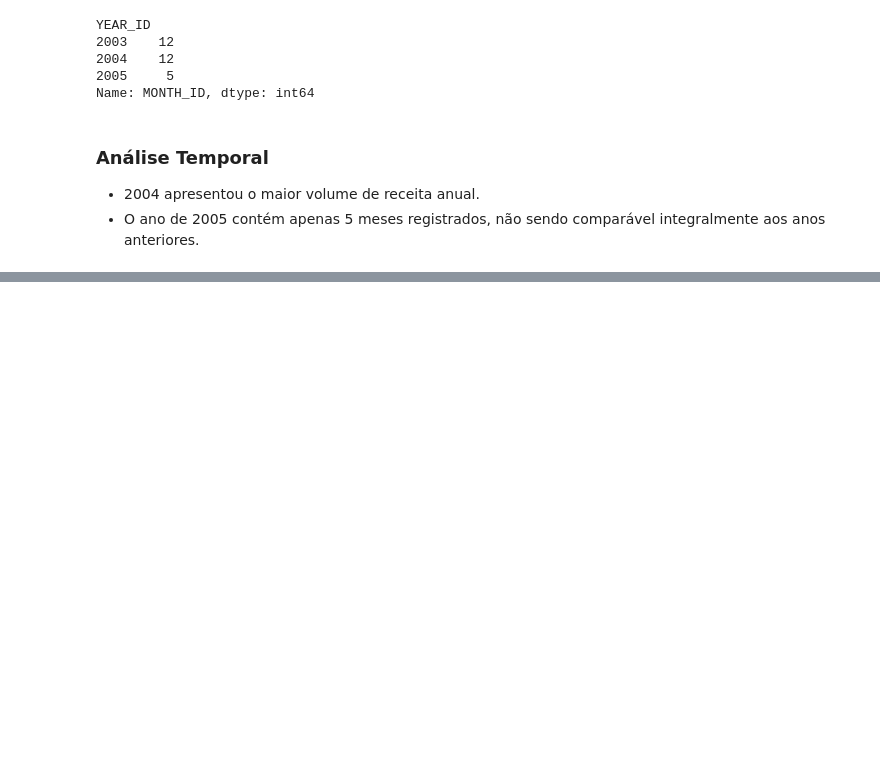
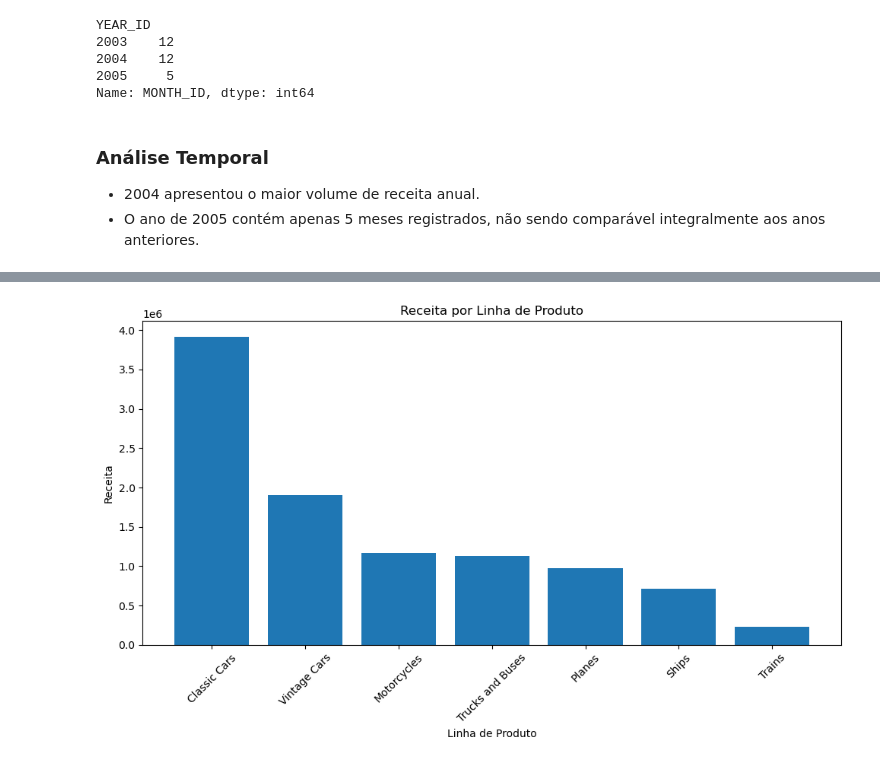
Before and after one commit to Jorge-print/data-portfolio-jorge, a Jupyter notebook: vendas/notebooks/analise_segmentacao_abc_clientes.ipynb, the cells around one changed output, grey strips where cells are left out. Saved outputs shown, nothing was run; the diff lists cells and outputs as text; code cells hidden in the pictures; blank space fills up the shorter version.

```diff
--- a/vendas/notebooks/analise_segmentacao_abc_clientes.ipynb
+++ b/vendas/notebooks/analise_segmentacao_abc_clientes.ipynb
@@ -219,0 +266,13 @@ Name: MONTH_ID, dtype: int64
+# %%
+# Receita por linha de produto
+
+plt.figure(figsize=(10,6))
+plt.bar(receita_produto["PRODUCTLINE"], receita_produto["SALES"])
+plt.xlabel("Linha de Produto")
+plt.ylabel("Receita")
+plt.title("Receita por Linha de Produto")
+plt.xticks(rotation=45)
+plt.tight_layout()
+plt.show()
+# %% [output]
+[figure, added]
```
Also changed, not shown: parts of 6 cells of this notebook, 1 other file.
